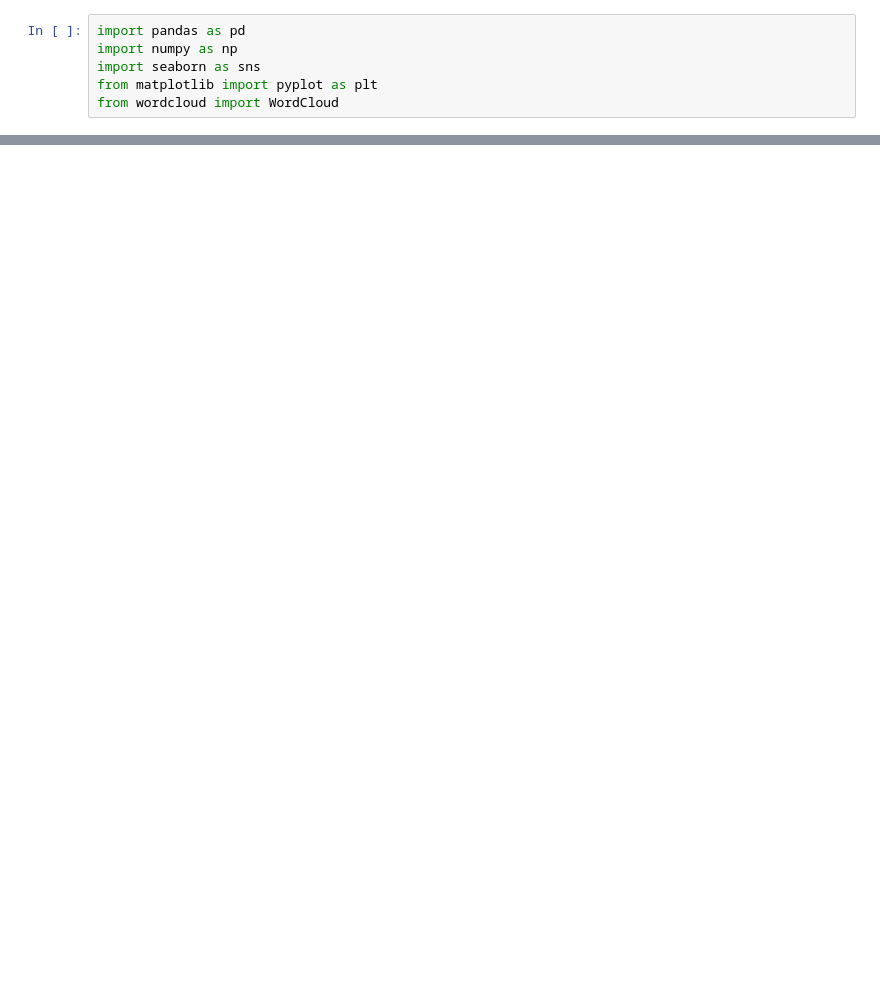
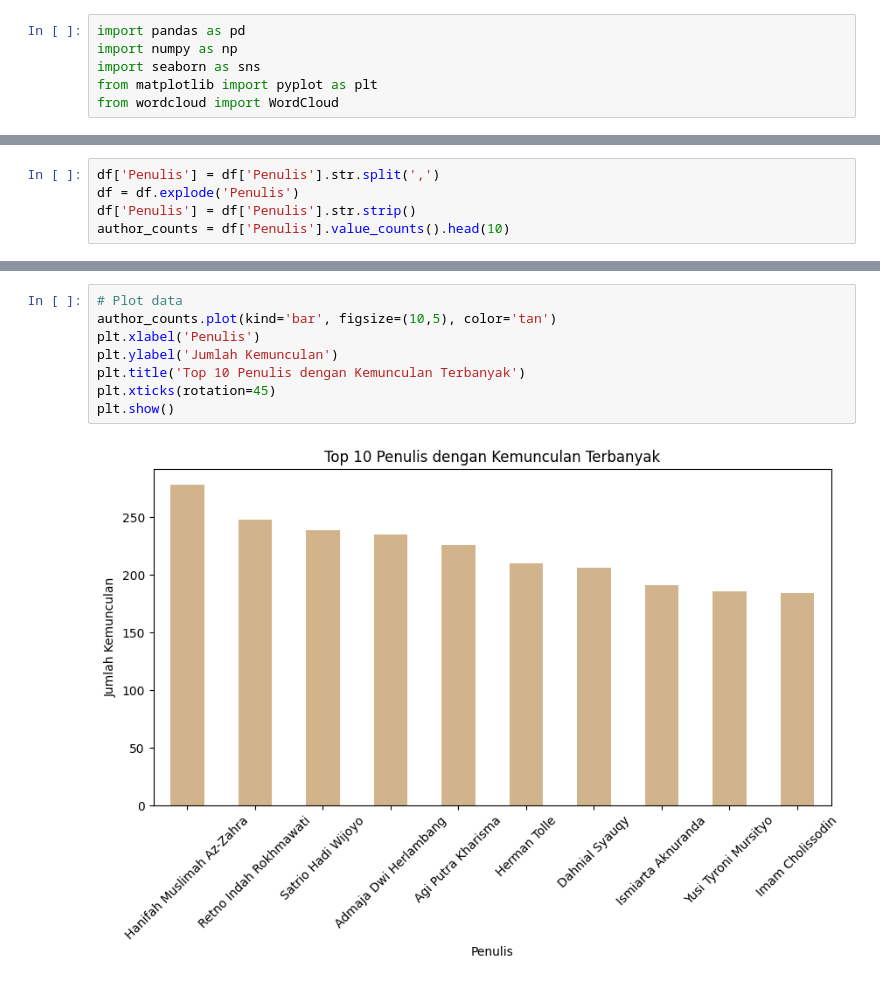
Before and after one commit to alkadikna/PTIIKInsight, a Jupyter notebook: data/eda.ipynb, the cells around one changed output, grey strips where cells are left out. Cells and saved outputs as stored; diff of their text form; blank space fills up the shorter version.

```diff
--- a/data/eda.ipynb
+++ b/data/eda.ipynb
@@ -46,0 +49,5 @@ plt.show()
+# %%
+df['Penulis'] = df['Penulis'].str.split(',')
+df = df.explode('Penulis')
+df['Penulis'] = df['Penulis'].str.strip()
+author_counts = df['Penulis'].value_counts().head(10)
@@ -46,0 +59,10 @@ plt.show()
+# %%
+# Plot data
+author_counts.plot(kind='bar', figsize=(10,5), color='tan')
+plt.xlabel('Penulis')
+plt.ylabel('Jumlah Kemunculan')
+plt.title('Top 10 Penulis dengan Kemunculan Terbanyak')
+plt.xticks(rotation=45)
+plt.show()
+# %% [output]
+[figure, added]
```
Also changed, not shown: parts of 6 cells of this notebook, 6 other files.
